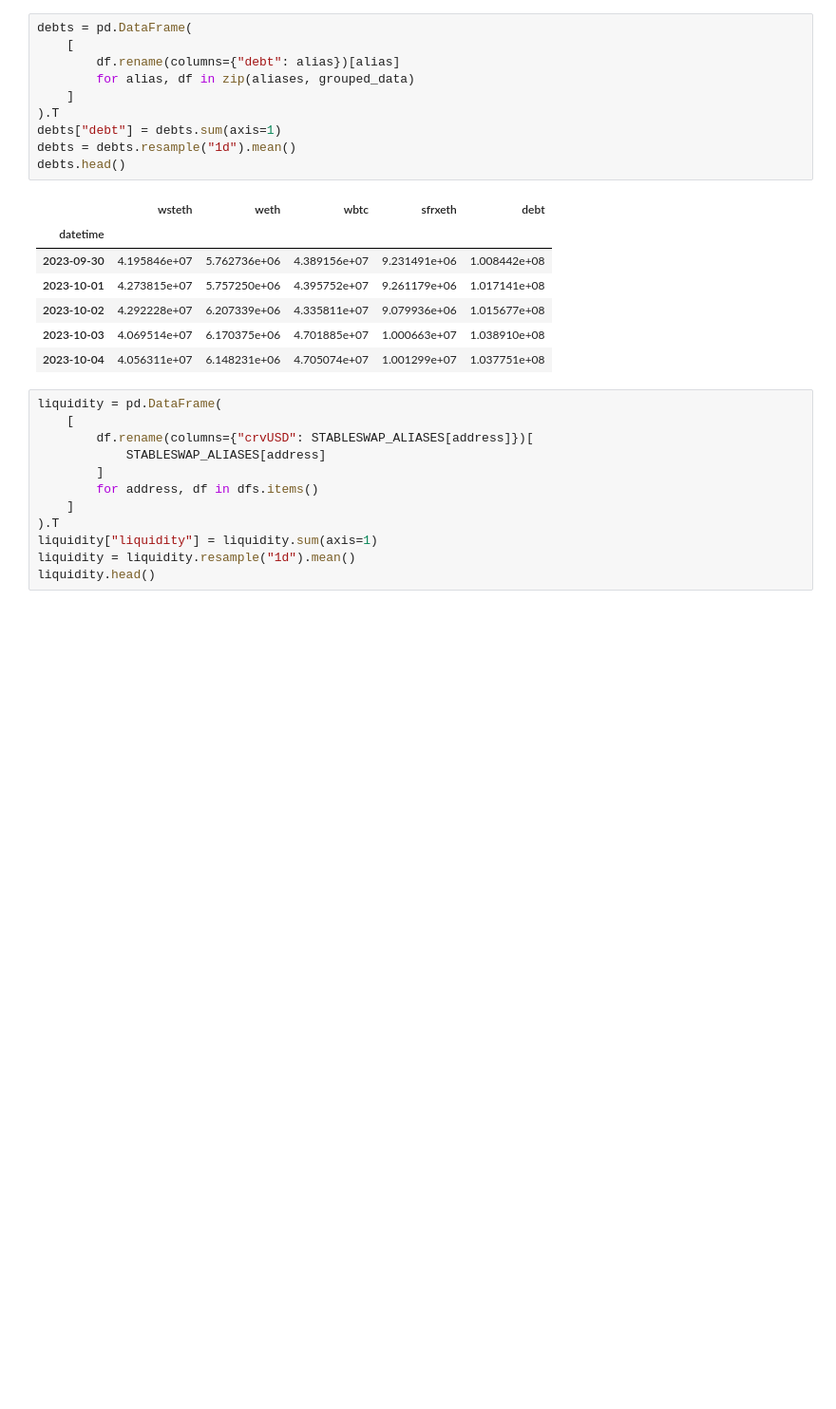
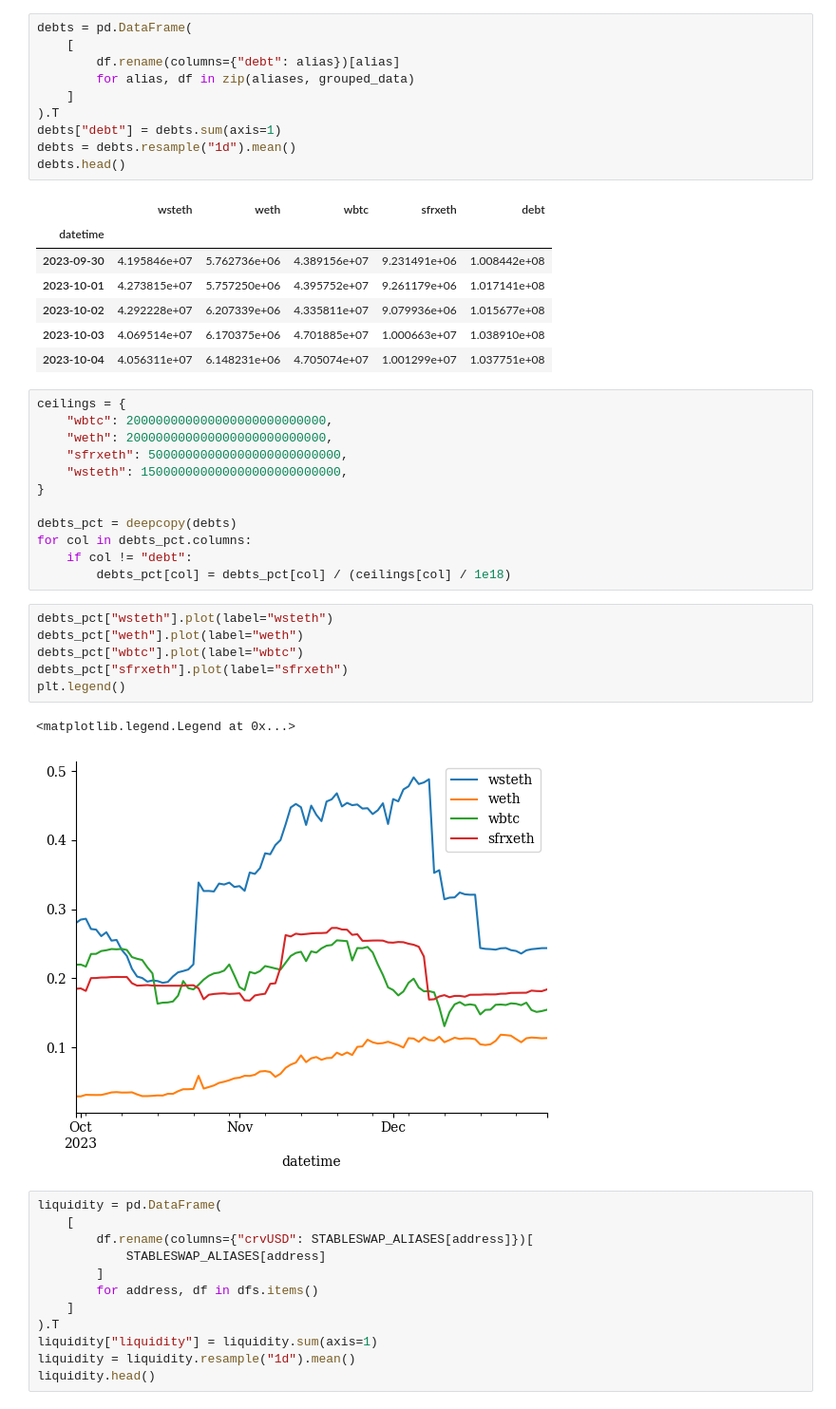
Before and after one commit to xenophonlabs/crvUSDrisk, a Jupyter notebook: notebooks/demo_liquidity_provider.ipynb, the cells around one changed output. Shown at 95% size. Drawn from its saved outputs; the diff is of its cells as text; blank space fills up the shorter version.

```diff
--- a/notebooks/demo_liquidity_provider.ipynb
+++ b/notebooks/demo_liquidity_provider.ipynb
@@ -149,6 +152,27 @@ debts.head()
 | 2023-10-02 | 4.292228e+07 | 6.207339e+06 | 4.335811e+07 | 9.079936e+06 | 1.015677e+08 |
 | 2023-10-03 | 4.069514e+07 | 6.170375e+06 | 4.701885e+07 | 1.000663e+07 | 1.038910e+08 |
 | 2023-10-04 | 4.056311e+07 | 6.148231e+06 | 4.705074e+07 | 1.001299e+07 | 1.037751e+08 |
+# %%
+ceilings = {
+    "wbtc": 200000000000000000000000000,
+    "weth": 200000000000000000000000000,
+    "sfrxeth": 50000000000000000000000000,
+    "wsteth": 150000000000000000000000000,
+}
+
+debts_pct = deepcopy(debts)
+for col in debts_pct.columns:
+    if col != "debt":
+        debts_pct[col] = debts_pct[col] / (ceilings[col] / 1e18)
+# %%
+debts_pct["wsteth"].plot(label="wsteth")
+debts_pct["weth"].plot(label="weth")
+debts_pct["wbtc"].plot(label="wbtc")
+debts_pct["sfrxeth"].plot(label="sfrxeth")
+plt.legend()
+# %% [output]
+<matplotlib.legend.Legend at 0x...>
+[figure, added]
 # %%
 liquidity = pd.DataFrame(
     [
```
Also changed, not shown: parts of 11 cells of this notebook, 7 other files.
